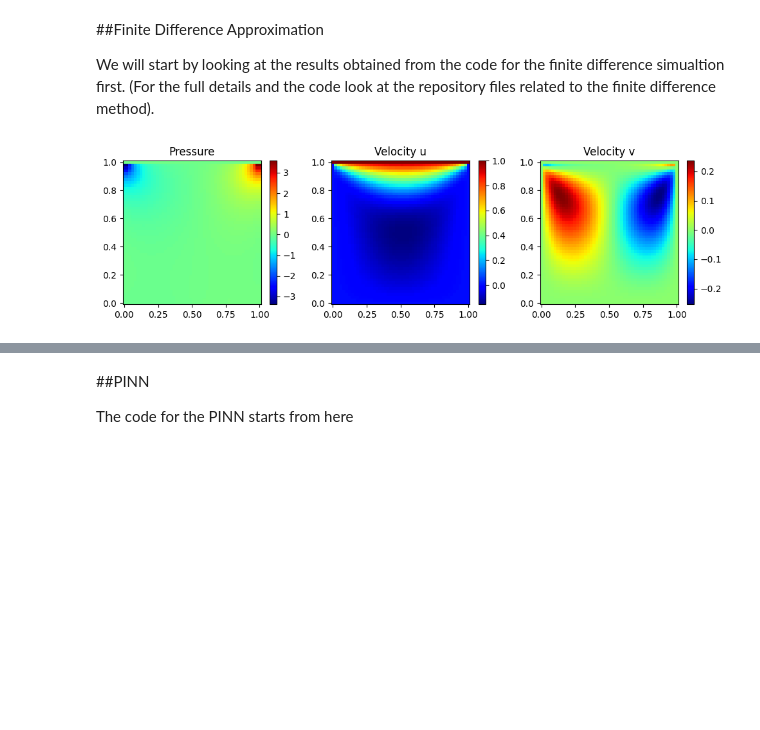
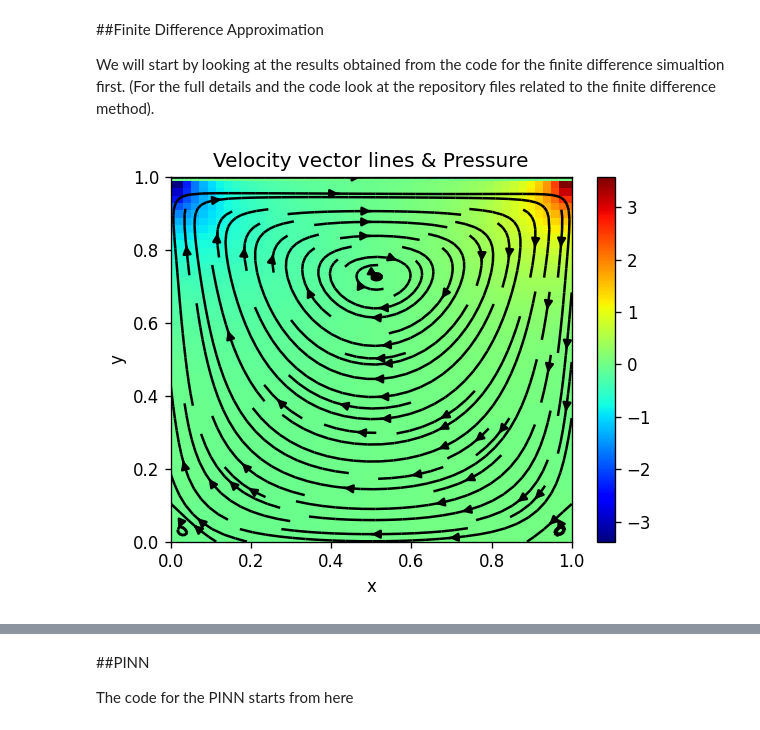
Before and after one commit to HashimAlSadah/PETE547_Project, a Jupyter notebook: PINN_demo/navier_stoke_pinn.ipynb, the cells around one changed output, grey strips where cells are left out. Saved outputs shown, nothing was run; the diff lists cells and outputs as text; code cells hidden in the pictures; blank space fills up the shorter version.

```diff
--- a/PINN_demo/navier_stoke_pinn.ipynb
+++ b/PINN_demo/navier_stoke_pinn.ipynb
@@ -96,9 +101,25 @@ def plot_pressure_velocity(x, y, u, v, p):
   for i in range(len(axs)):
     ax = axs[i]
     ax.set_title(title[i])
+    ax.set_xlabel("x")
+    ax.set_ylabel("y")
     colormap = ax.pcolormesh(X, Y, output[i], cmap="jet", shading="auto")
     figure.colorbar(colormap, ax=ax)
   plt.show()
+
+def plot_stream_lines(x, y, u, v, p):
+  X, Y = np.meshgrid(x, y)
+  figure = plt.figure(figsize=(5, 4), tight_layout=True, dpi=120)
+  ax = figure.add_subplot(111)
+  ax.set_xlim(x[0], x[-1])
+  ax.set_ylim(y[0], y[-1])
+  ax.set_title("Velocity vector lines & Pressure")
+  ax.set_xlabel("x")
+  ax.set_ylabel("y")
+  colormap = ax.pcolormesh(X, Y, p, cmap="jet", shading="auto")
+  figure.colorbar(colormap)
+  plt.streamplot(X, Y, u, v, color="black")
+  plt.show()
 # %%
 def plot_final_t_step(pinn, t=t_f, vector_lines=True):
   #create test input data
@@ -150,6 +164,7 @@ FD_simulator.set_time_step(0.001)
 u_fd, v_fd, p_fd = FD_simulator.simulate(t_final=1)
 x_fd = FD_simulator.get_x_points()
 y_fd = FD_simulator.get_y_points()
-plot_pressure_velocity(x_fd, y_fd, u_fd, v_fd, p_fd)
-# %% [output]
-[figure, removed]
+# %%
+plot_stream_lines(x_fd, y_fd, u_fd, v_fd, p_fd)
+# %% [output]
+[figure, added]
```
Also changed, not shown: parts of 9 cells of this notebook.
